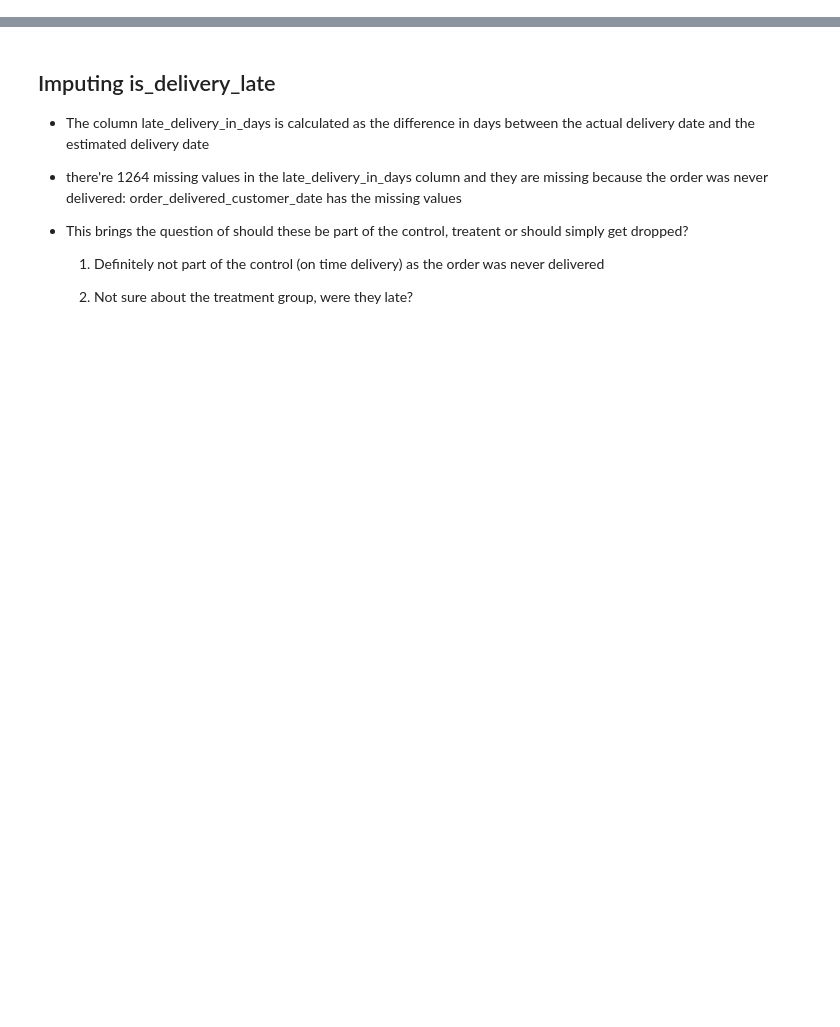
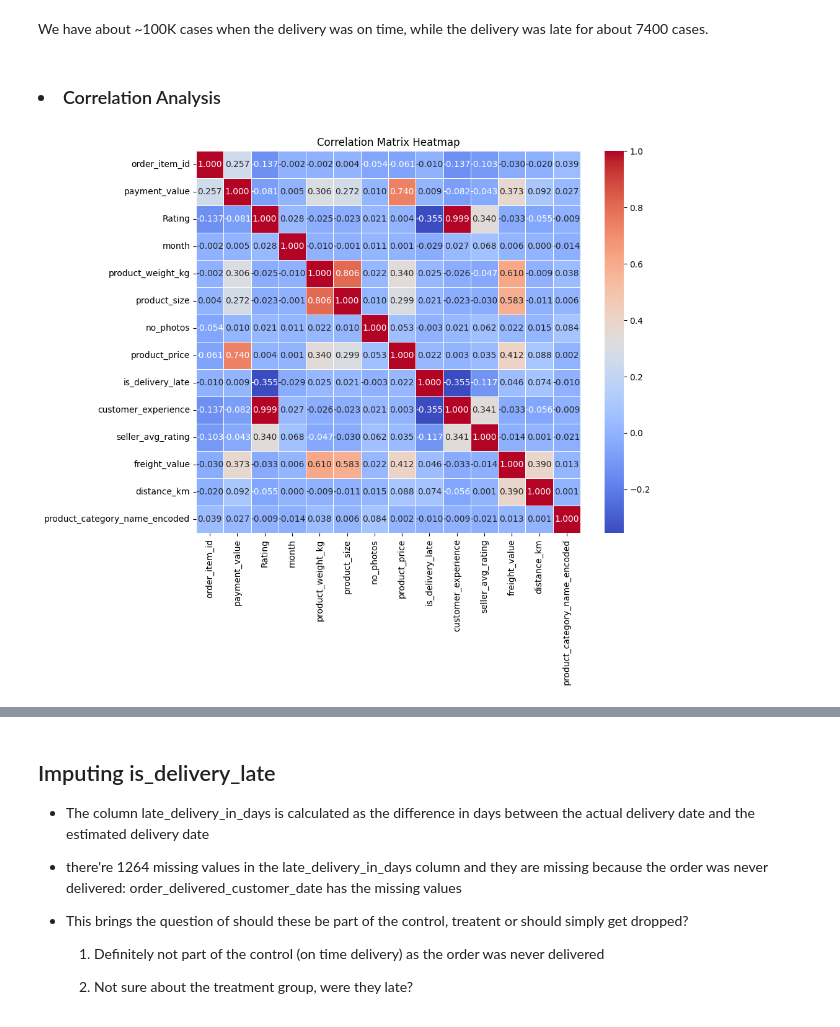
Before and after one commit to menni99/causal-attribution-analysis, a Jupyter notebook: notebooks/data-exploration.ipynb, the cells around one changed output, grey strips where cells are left out. Drawn from its saved outputs; the diff is of its cells as text; code cells hidden in the pictures; blank space fills up the shorter version.

```diff
--- a/notebooks/data-exploration.ipynb
+++ b/notebooks/data-exploration.ipynb
@@ -49,0 +141,21 @@ dtype: int64
+# %% [markdown]
+We have about ~100K cases when the delivery was on time, while the delivery was late for about 7400 cases.
+# %% [markdown]
+<h3><li>Correlation Analysis</li></h3>
+# %%
+# Extract numerical columns
+numerical_df = df.select_dtypes(include=['number'])
+
+# Run correlation analysis
+correlation_matrix = numerical_df.corr()
+
+# # Display the correlation matrix
+# print("Correlation matrix:")
+# print(correlation_matrix)
+
+plt.figure(figsize=(10,8))  # Optional: Adjust the figure size
+sns.heatmap(correlation_matrix, annot=True, fmt=".3f", cmap='coolwarm', linewidths=0.5)
+plt.title('Correlation Matrix Heatmap')
+plt.show()
+# %% [output]
+[figure, added]
```
Also changed, not shown: parts of 39 cells of this notebook.
